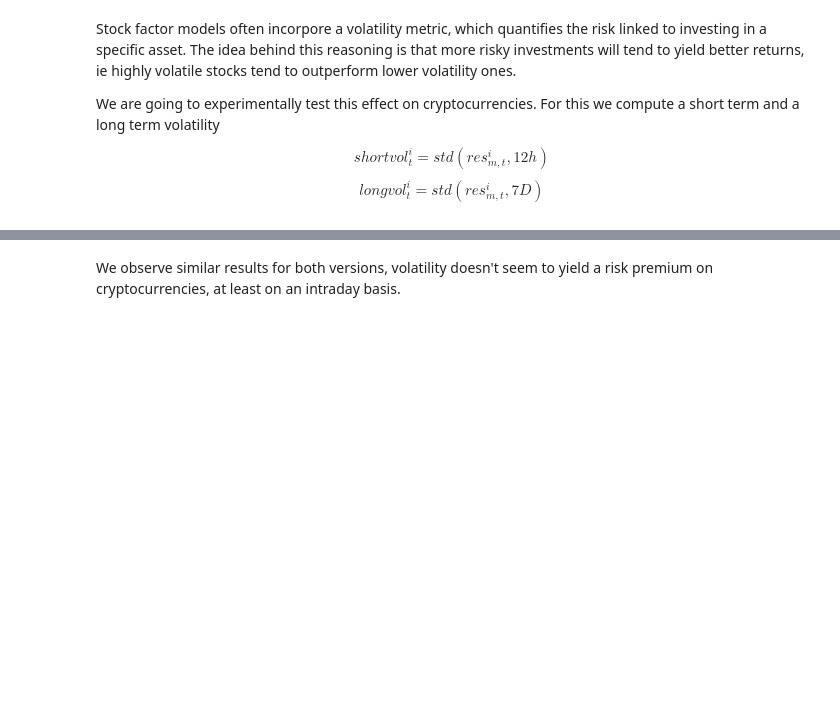
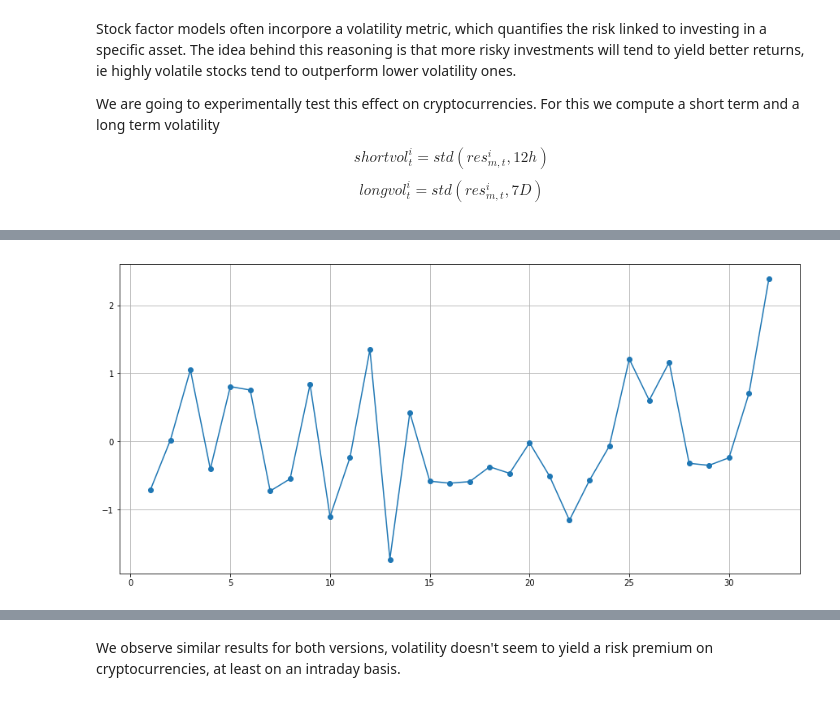
Before and after one commit to chsd001/CME291, a Jupyter notebook: research.ipynb, the cells around one changed output, grey strips where cells are left out. Cells and saved outputs as stored; diff of their text form; code cells hidden in the pictures; blank space fills up the shorter version.

```diff
--- a/research.ipynb
+++ b/research.ipynb
@@ -193,5 +191,5 @@ st.compute_volatility(data, 'r60', 'svol', 12)
 st.compute_volatility(data, 'r60', 'lvol', 24*7)
 # %%
 data['r']  = data.groupby('datetime')['svol'].rank('min')
-plt.plot_df(data.groupby('r')['perf'].mean())
+plt.pyplot_df(data.groupby('r')['perf'].mean())
 # %% [output]
@@ -199,2 +196,3 @@ plt.plot_df(data.groupby('r')['perf'].mean())
+[figure, added]
 # %%
 data['r']  = data.groupby('datetime')['lvol'].rank('min')
```
Also changed, not shown: parts of 102 cells of this notebook, 4 other files.
